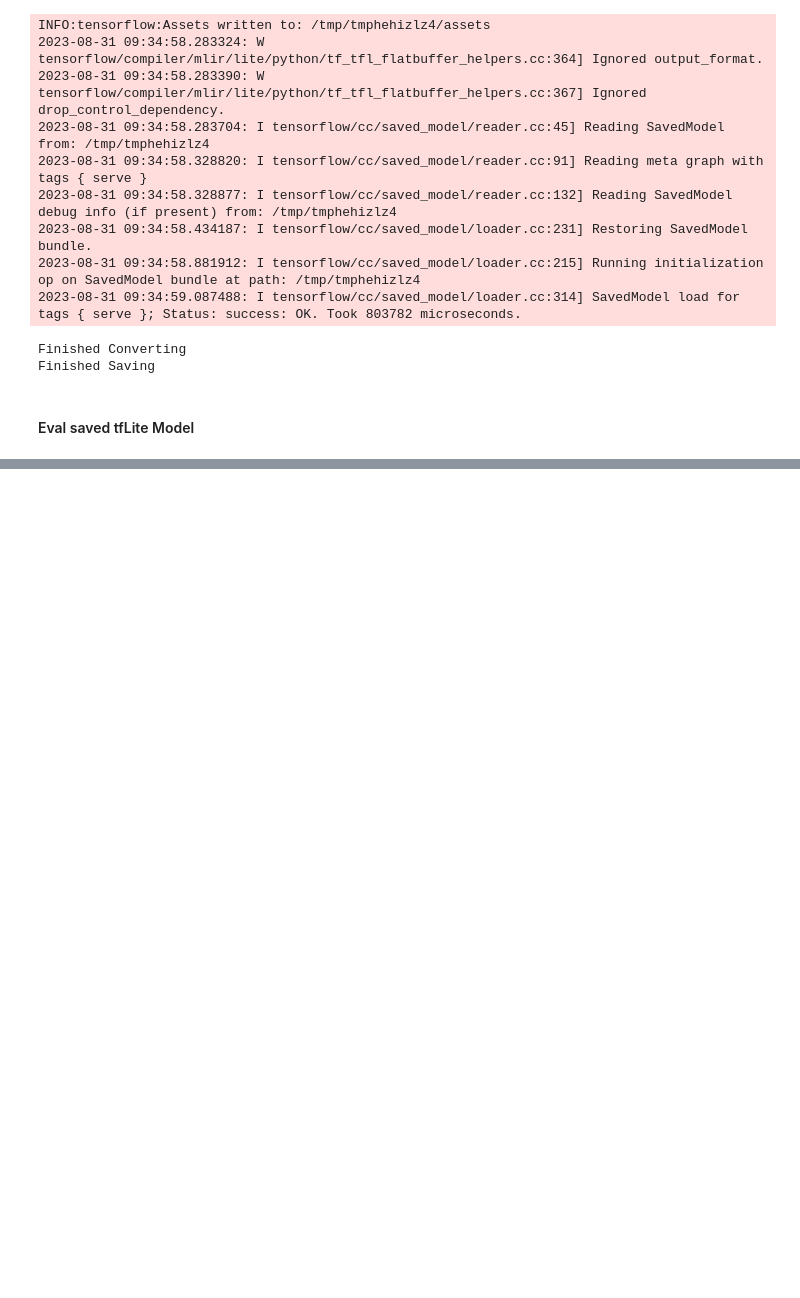
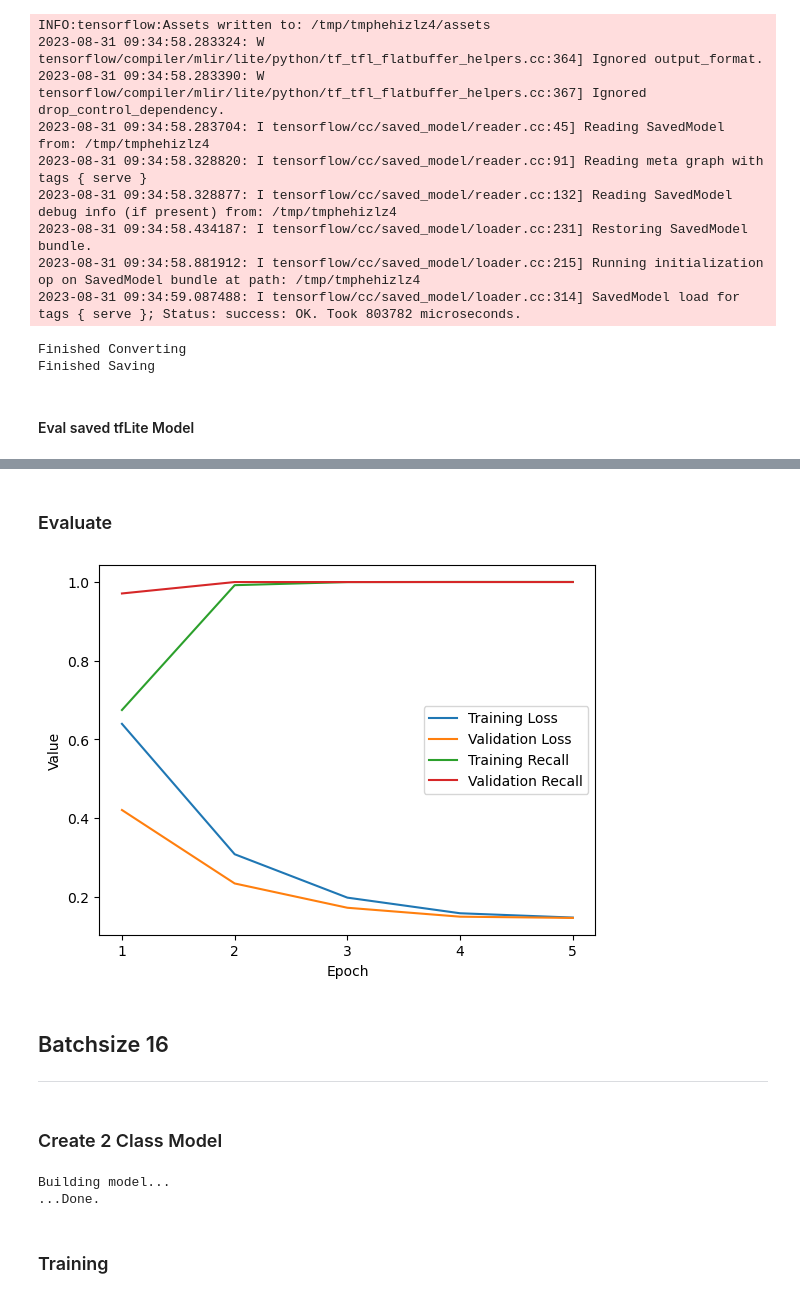
Before and after one commit to rehroman/tinyml-bird-song-detection, a Jupyter notebook: notebooks/8_Baseline_BirdNET_V2.1_softmax.ipynb, the cells around one changed output, grey strips where cells are left out. Drawn from its saved outputs; the diff is of its cells as text; code cells hidden in the pictures; blank space fills up the shorter version.

```diff
--- a/notebooks/8_Baseline_BirdNET_V2.1_softmax.ipynb
+++ b/notebooks/8_Baseline_BirdNET_V2.1_softmax.ipynb
@@ -416,0 +491,19 @@ evaluateTFliteModel.evaluate_tflite_model(tflite_baselineModel_activation_path,
+# %%
+# Train model
+print('Training model...', flush=True)
+
+trained_two_class_model_softmax_noclip, history_noclip = model.trainNewModel(
+                                      two_class_model_softmax,
+                                      train_layers_num,
+                                      balanced_x_train,
+                                      balanced_y_train,
+                                      x_val,
+                                      y_val,
+                                      balanced_file_paths_train,
+                                      file_paths_val,
+                                      epochs=train_epochs,
+                                      batch_size=train_batch_size,
+                                      learning_rate=train_learning_rate,
+                                      on_epoch_end=on_epoch_end)
+
+print('Done', flush=True)
@@ -416,0 +525,54 @@ evaluateTFliteModel.evaluate_tflite_model(tflite_baselineModel_activation_path,
+# %% [markdown]
+### Evaluate
+# %%
+import matplotlib.pyplot as plt2
+import os
+
+# Loss curve
+plt2.plot([1 + i for i in history_noclip.epoch], history_noclip.history['loss'], label='Training Loss')
+plt2.plot([1 + i for i in history_noclip.epoch], history_noclip.history['val_loss'], label='Validation Loss')
+
+# Recall curve
+plt2.plot([1 + i for i in history_noclip.epoch], history_noclip.history['recall'], label='Training Recall')
+plt2.plot([1 + i for i in history_noclip.epoch], history_noclip.history['val_recall'], label='Validation Recall')
+
+# x-axis values
+plt2.xticks([1, 2, 3, 4, 5])
+
+plt2.xlabel('Epoch')
+plt2.ylabel('Value')
+plt2.legend()
+
+
+image_folder = 'Image'
+os.makedirs(image_folder, exist_ok=True)
+
+image_path = os.path.join(image_folder, 'loss_recall_plot_noclipping')
+plt2.savefig(f"{image_path}.pdf")
+
+
+plt2.show()
+# %% [output]
+[figure, added]
+# %% [markdown]
+## Batchsize 16
+---
+# %% [markdown]
+### Create 2 Class Model
+# %%
+import model
+
+train_hidden_units = 0
+
+# Build two class model
+print('Building model...', flush=True)
+two_class_model_softmax = model.addLinearClassifier(no_class_model,
+                                            y_train.shape[1], #number of labels
+                                            train_hidden_units) #number of hidden units
+
+print('...Done.', flush=True)
+# %% [output]
+Building model...
+...Done.
+# %% [markdown]
+### Training
```
Also changed, not shown: parts of 18 cells of this notebook, 6 other files.
